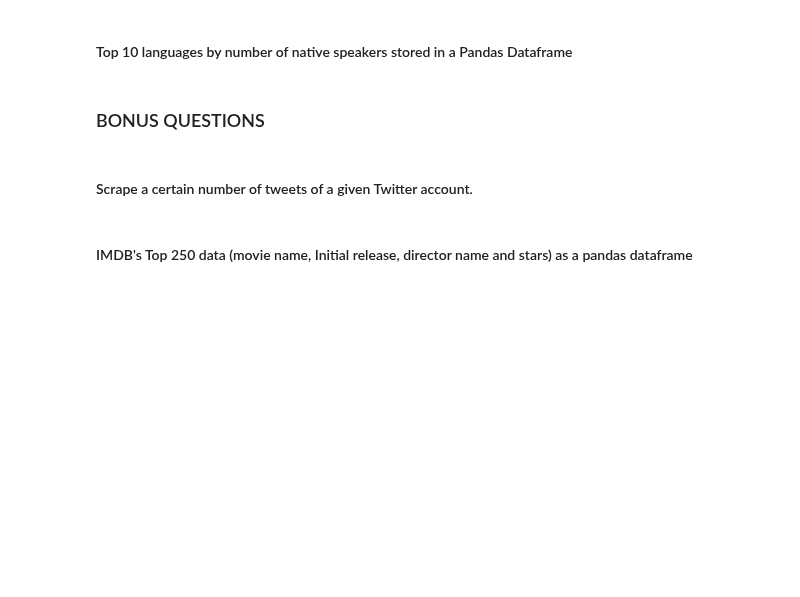
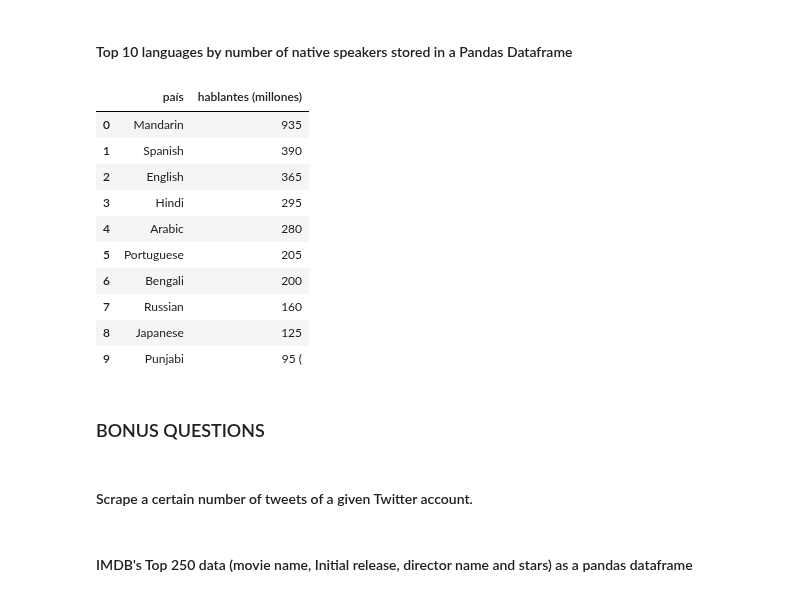
Before and after one commit to ironhack-datalabs/datamad1019, a Jupyter notebook: module-1/lab-web-scraping/your-code/main.ipynb, the cells around one changed output. Drawn from its saved outputs; the diff is of its cells as text; code cells hidden in the pictures; blank space fills up the shorter version.

```diff
--- a/module-1/lab-web-scraping/your-code/main.ipynb
+++ b/module-1/lab-web-scraping/your-code/main.ipynb
@@ -254,0 +375,15 @@ url = 'https://www.wikipedia.org/'
+# %%
+#your code
+res = requests.get(url)
+html=res.content
+soup=BeautifulSoup(html)
+lol9=soup.select('[data-slogan]')
+diccio={}
+for i in lol9:
+    l=i.select('strong')[0].text
+    n=i.select('bdi')[0].text.rstrip('+')
+    #n=n.encode('ascii', 'replace')
+    diccio[l]=n
+df=pd.DataFrame([diccio])
+df=df.T.rename(columns={0: 'Articles'})
+df
@@ -269,3 +436,36 @@ url = 'https://en.wikipedia.org/wiki/List_of_languages_by_number_of_native_speak
+# %%
+#your code
+lista=[]
+res = requests.get(url)
+html=res.text
+soup=BeautifulSoup(html)
+tabla = soup.find_all('table')[2]
+filas = tabla.find_all('tr')[1:11]
+df=pd.DataFrame(columns=['país','hablantes (millones)'])
+for fila in filas:
+    celdas = fila.find_all('td')
+
+    diccio = {
+        "país": celdas[1].find('a').text.strip(),
+        "hablantes (millones)": celdas[2].text[:4],
+    }
+    df1=pd.DataFrame([diccio])
+    df=df.append(df1)
+df=df.reset_index()
+df=df.drop(columns=['index'])
+df
+# %% [output]
+|  | país | hablantes (millones) |
+| 0 | Mandarin | 935 |
+| 1 | Spanish | 390 |
+| 2 | English | 365 |
+| 3 | Hindi | 295 |
+| 4 | Arabic | 280 |
+| 5 | Portuguese | 205 |
+| 6 | Bengali | 200 |
+| 7 | Russian | 160 |
+| 8 | Japanese | 125 |
+| 9 | Punjabi | 95 ( |
 # %% [markdown]
 ### BONUS QUESTIONS
 # %% [markdown]
```
Also changed, not shown: parts of 23 cells of this notebook.
